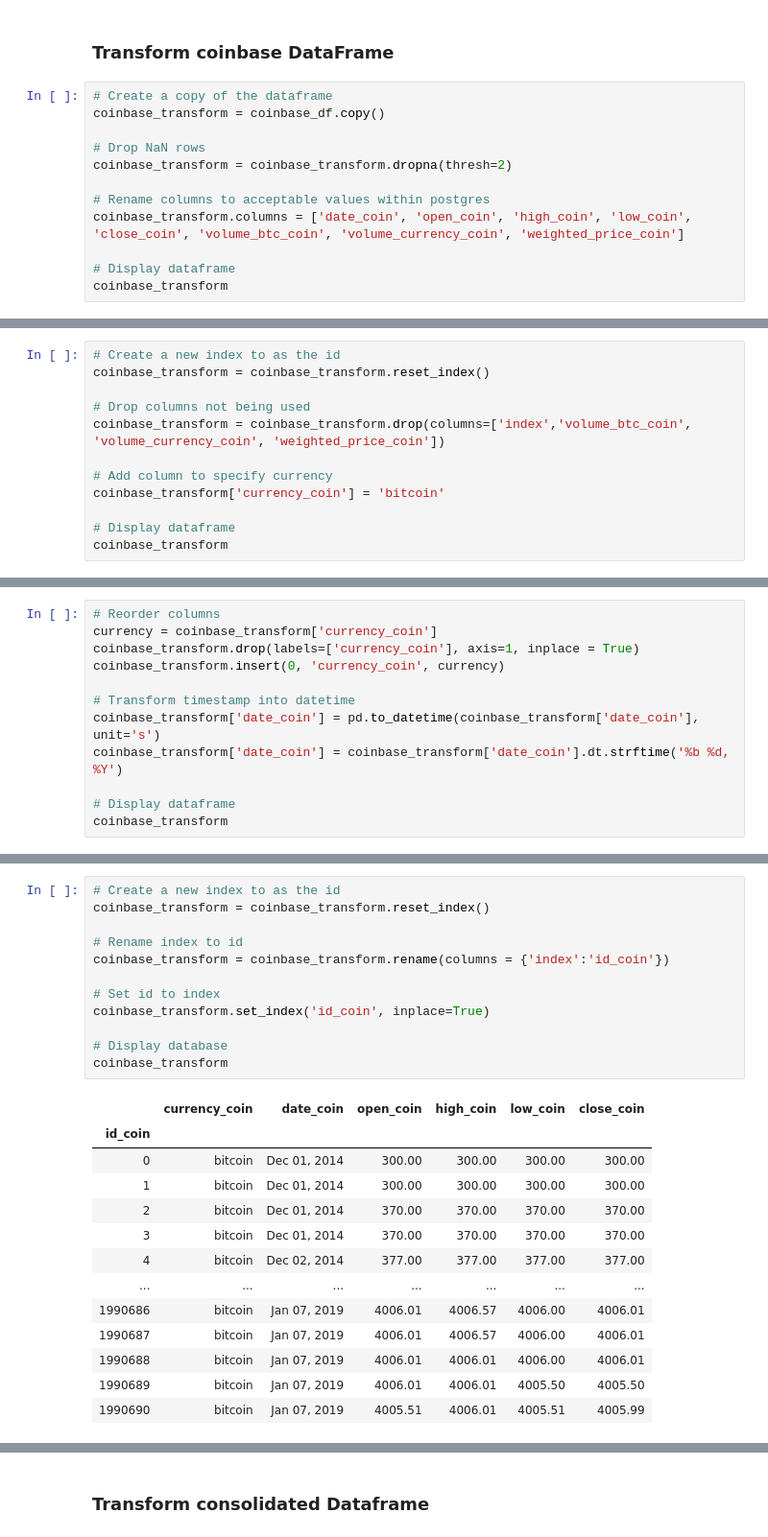
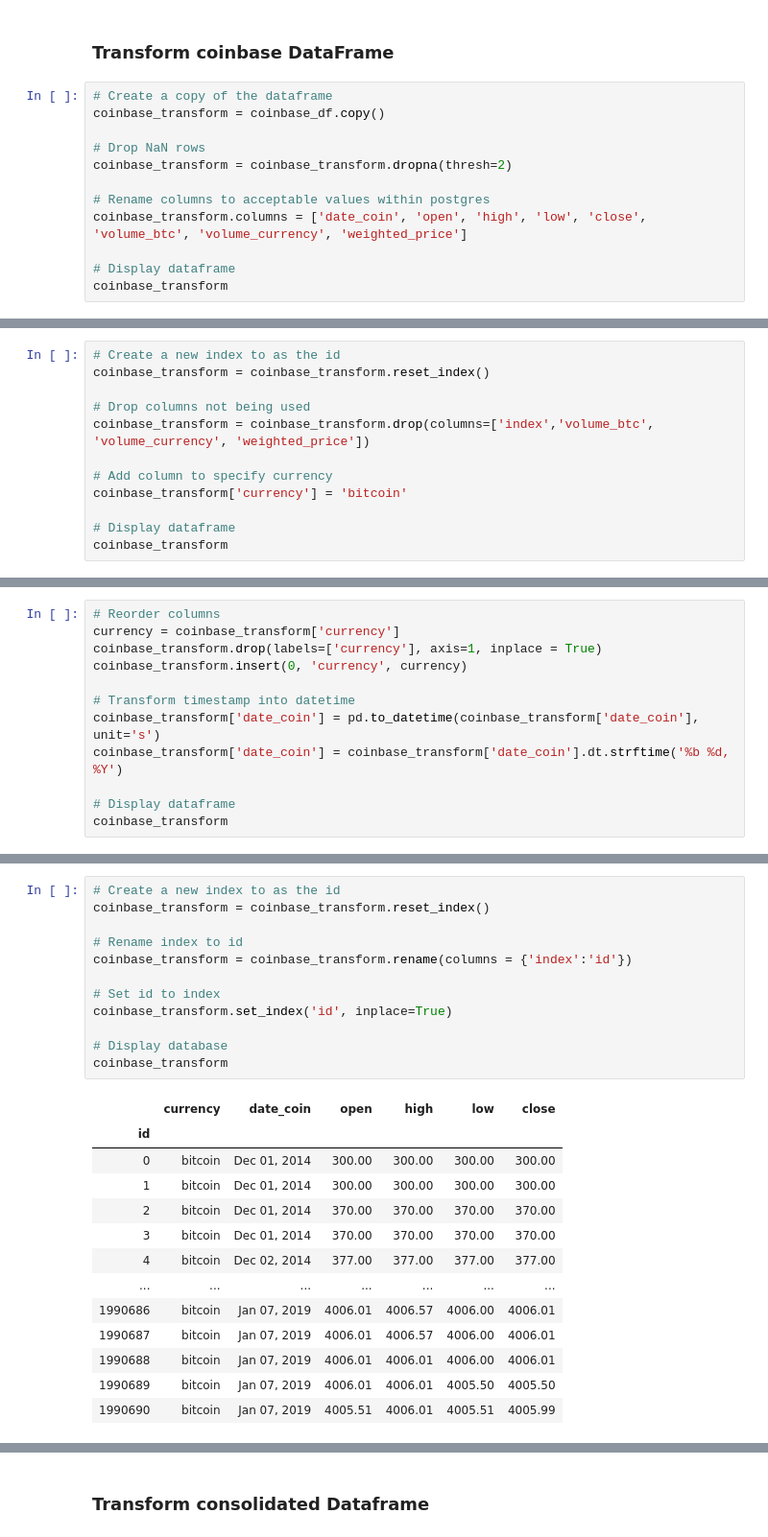
Before and after one commit to Sephka/ETL-project, a Jupyter notebook: etl_project.ipynb, the cells around one changed output, grey strips where cells are left out. Shown at 96% size. Saved outputs shown, nothing was run; the diff lists cells and outputs as text.

```diff
--- a/etl_project.ipynb
+++ b/etl_project.ipynb
@@ -153,7 +161,7 @@ coinbase_transform = coinbase_df.copy()
 coinbase_transform = coinbase_transform.dropna(thresh=2)
 
 # Rename columns to acceptable values within postgres
-coinbase_transform.columns = ['date_coin', 'open_coin', 'high_coin', 'low_coin', 'close_coin', 'volume_btc_coin', 'volume_currency_coin', 'weighted_price_coin']
+coinbase_transform.columns = ['date_coin', 'open', 'high', 'low', 'close', 'volume_btc', 'volume_currency', 'weighted_price']
 
 # Display dataframe
 coinbase_transform
@@ -176,10 +184,10 @@ coinbase_transform
 coinbase_transform = coinbase_transform.reset_index()
 
 # Drop columns not being used
-coinbase_transform = coinbase_transform.drop(columns=['index','volume_btc_coin', 'volume_currency_coin', 'weighted_price_coin'])
+coinbase_transform = coinbase_transform.drop(columns=['index','volume_btc', 'volume_currency', 'weighted_price'])
 
 # Add column to specify currency
-coinbase_transform['currency_coin'] = 'bitcoin'
+coinbase_transform['currency'] = 'bitcoin'
 
 # Display dataframe
 coinbase_transform
@@ -199,9 +207,9 @@ coinbase_transform
 1990691 rows × 6 columns
 # %%
 # Reorder columns
-currency = coinbase_transform['currency_coin']
-coinbase_transform.drop(labels=['currency_coin'], axis=1, inplace = True)
-coinbase_transform.insert(0, 'currency_coin', currency)
+currency = coinbase_transform['currency']
+coinbase_transform.drop(labels=['currency'], axis=1, inplace = True)
+coinbase_transform.insert(0, 'currency', currency)
 
 # Transform timestamp into datetime
 coinbase_transform['date_coin'] = pd.to_datetime(coinbase_transform['date_coin'], unit='s')
@@ -226,18 +234,18 @@ coinbase_transform
 # %%
 # Create a new index to as the id
 coinbase_transform = coinbase_transform.reset_index()
 
 # Rename index to id
-coinbase_transform = coinbase_transform.rename(columns = {'index':'id_coin'})
+coinbase_transform = coinbase_transform.rename(columns = {'index':'id'})
 
 # Set id to index
-coinbase_transform.set_index('id_coin', inplace=True)
+coinbase_transform.set_index('id', inplace=True)
 
 # Display database
 coinbase_transform
 # %% [output]
-|  | currency_coin | date_coin | open_coin | high_coin | low_coin | close_coin |
-| id_coin |  |  |  |  |  |  |
+|  | currency | date_coin | open | high | low | close |
+| id |  |  |  |  |  |  |
 | 0 | bitcoin | Dec 01, 2014 | 300.00 | 300.00 | 300.00 | 300.00 |
 | 1 | bitcoin | Dec 01, 2014 | 300.00 | 300.00 | 300.00 | 300.00 |
 | 2 | bitcoin | Dec 01, 2014 | 370.00 | 370.00 | 370.00 | 370.00 |
```
Also changed, not shown: parts of 12 cells of this notebook.
